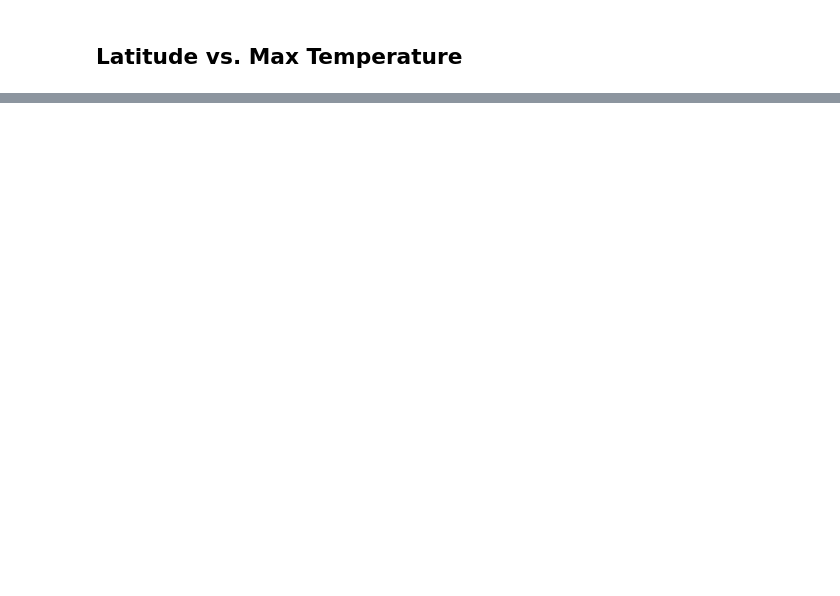
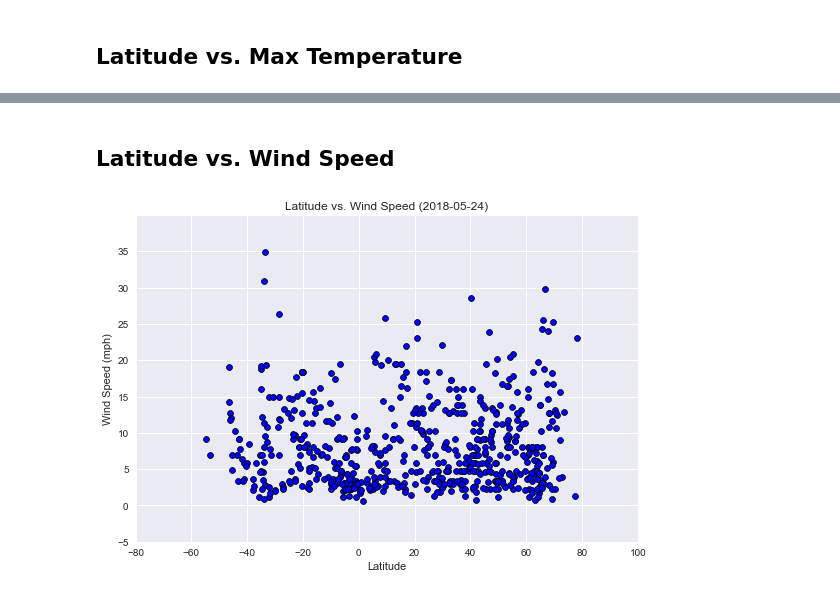
Before and after one commit to pbsilberman/WeatherPy-homework, a Jupyter notebook: WeatherPy.ipynb, the cells around one changed output, grey strips where cells are left out. Cells and saved outputs as stored; diff of their text form; code cells hidden in the pictures; blank space fills up the shorter version.

```diff
--- a/WeatherPy.ipynb
+++ b/WeatherPy.ipynb
@@ -172,0 +225,28 @@ plt.show()
+# %% [markdown]
+## Latitude vs. Wind Speed
+# %%
+# Set the aesthetic using Seaborn
+sns.set()
+
+# Increase the size of the figure
+plt.figure(figsize=(9,6))
+
+# Plot the lat vs the max temp
+plt.scatter(x = weather_df['Latitude'], y = weather_df['Wind Speed'],
+            linewidths = 0.75, edgecolors = 'black', color = 'blue', s=35)
+
+# Add labeling
+# This extracts the date and returns it in the local time zone
+weather_dt = datetime.fromtimestamp(weather_df.loc[0,"Date"]).strftime('%Y-%m-%d')
+plt.title(f"Latitude vs. Wind Speed ({weather_dt})")
+plt.xlabel("Latitude")
+plt.ylabel("Wind Speed (mph)")
+
+# Modify ticks
+plt.xlim(-80,100)
+plt.ylim(-5, max(weather_df['Wind Speed'])+5)
+
+
+plt.show()
+# %% [output]
+[figure, added]
```
Also changed, not shown: parts of 9 cells of this notebook.
